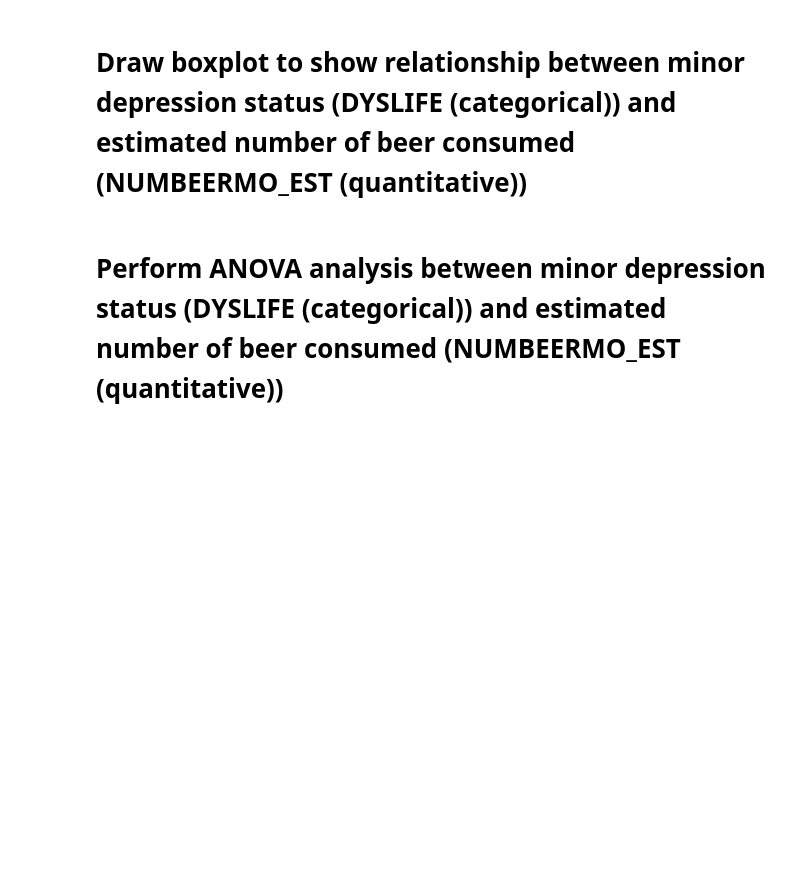
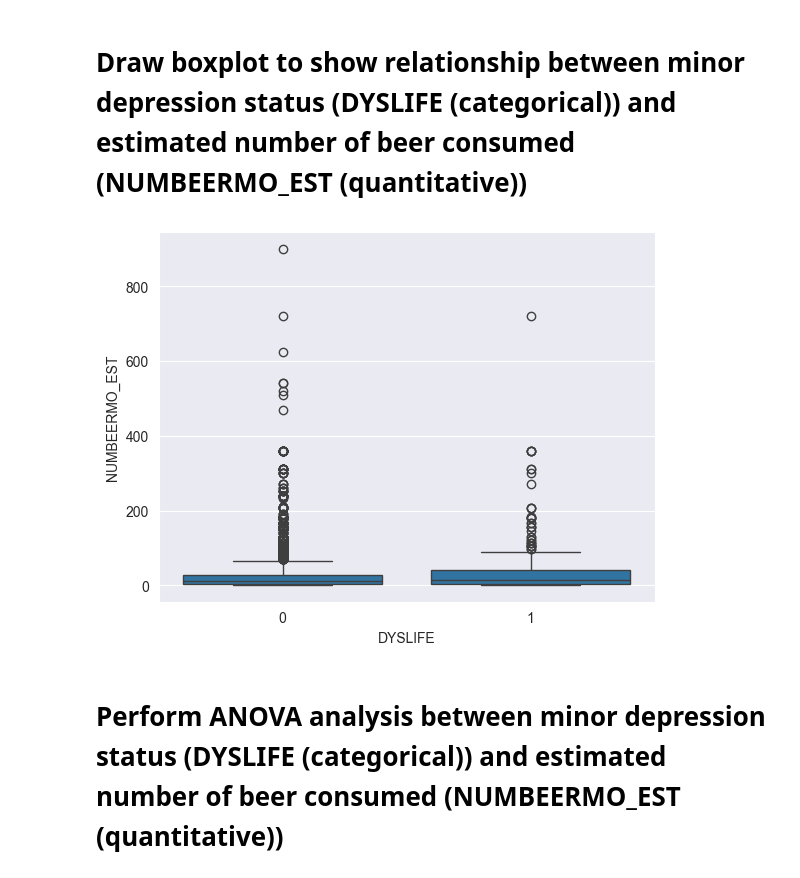
Before and after one commit to elijahangJCU/Information-Processing-Data-Viz, a Jupyter notebook: Week 5/Practical5-template.ipynb, the cells around one changed output. Cells and saved outputs as stored; diff of their text form; code cells hidden in the pictures; blank space fills up the shorter version.

```diff
--- a/Week 5/Practical5-template.ipynb
+++ b/Week 5/Practical5-template.ipynb
@@ -47,9 +61,12 @@ sub2['DYSLIFE'] = sub2['DYSLIFE'].astype('category')
 # Draw boxplot to show relationship between minor depression status (DYSLIFE (categorical)) and estimated number of beer consumed (NUMBEERMO_EST (quantitative))
 # %%
 fig = plt.figure()
-sns.boxplot
+sns.boxplot(x='DYSLIFE', y='NUMBEERMO_EST', data=sub2)
 plt.xlabel('DYSLIFE')
 plt.ylabel('NUMBEERMO_EST')
+plt.show()
+# %% [output]
+[figure, added]
 # %% [markdown]
 # Perform ANOVA analysis between minor depression status (DYSLIFE (categorical)) and estimated number of beer consumed (NUMBEERMO_EST (quantitative))
 # %%
```
Also changed, not shown: parts of 10 cells of this notebook, 1 other file.
